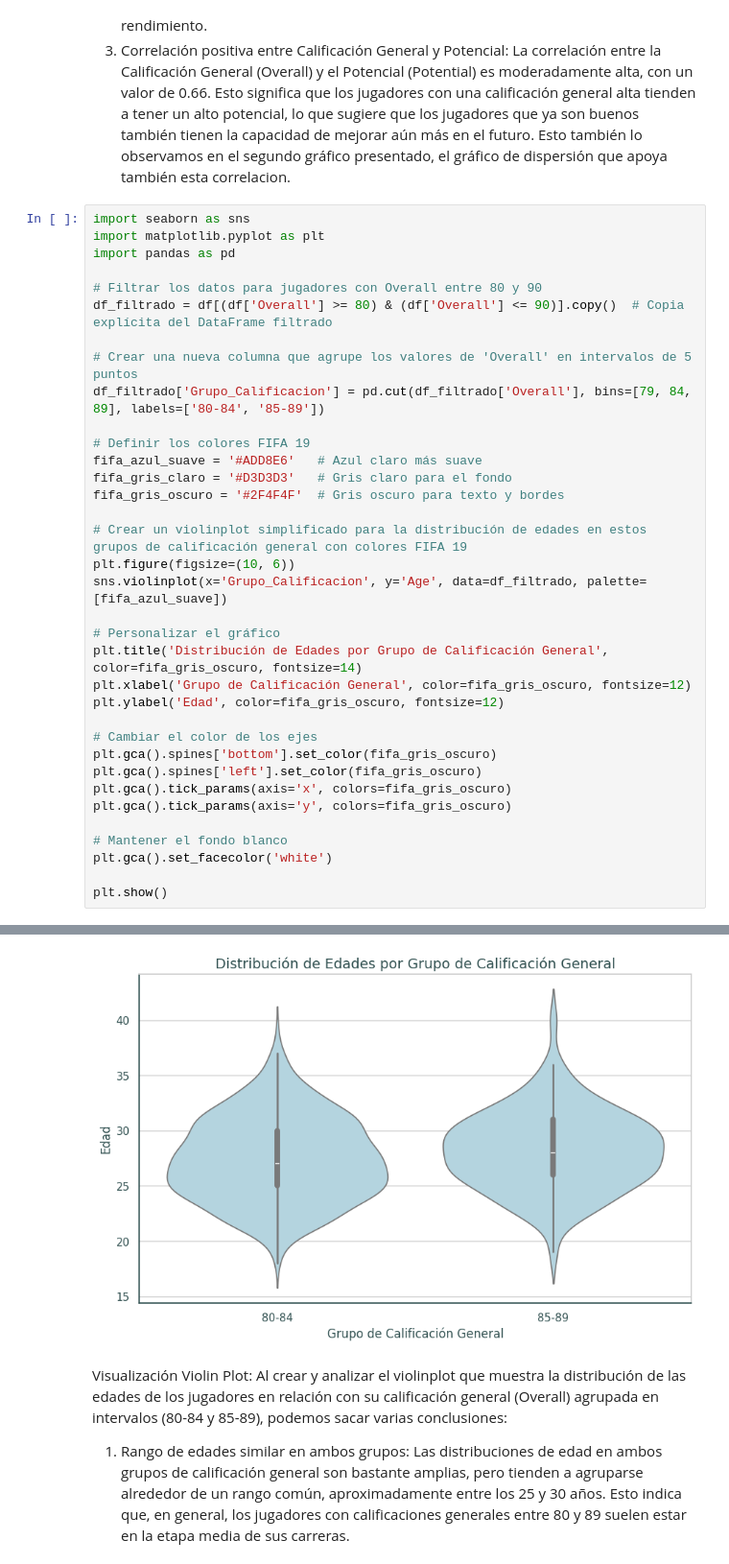
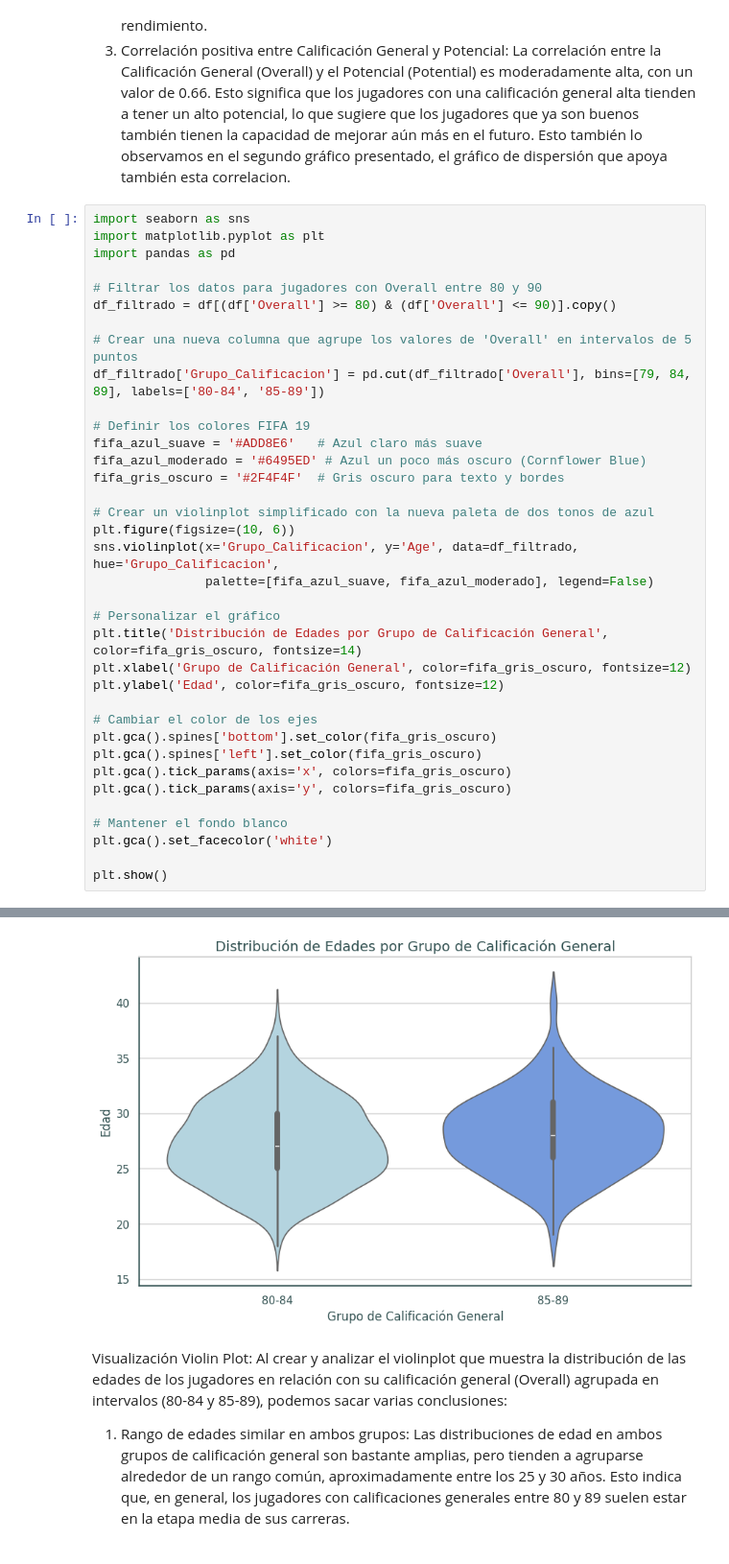
Before and after one commit to merniesgugh/CoderHouse-DS, a Jupyter notebook: Visualización_Mernies.ipynb, the cells around one changed output, grey strips where cells are left out. Shown at 96% size. Drawn from its saved outputs; the diff is of its cells as text.

```diff
--- a/Visualización_Mernies.ipynb
+++ b/Visualización_Mernies.ipynb
@@ -274,19 +274,20 @@ import matplotlib.pyplot as plt
 import pandas as pd
 
 # Filtrar los datos para jugadores con Overall entre 80 y 90
-df_filtrado = df[(df['Overall'] >= 80) & (df['Overall'] <= 90)].copy()  # Copia explícita del DataFrame filtrado
+df_filtrado = df[(df['Overall'] >= 80) & (df['Overall'] <= 90)].copy()
 
 # Crear una nueva columna que agrupe los valores de 'Overall' en intervalos de 5 puntos
 df_filtrado['Grupo_Calificacion'] = pd.cut(df_filtrado['Overall'], bins=[79, 84, 89], labels=['80-84', '85-89'])
 
 # Definir los colores FIFA 19
 fifa_azul_suave = '#ADD8E6'   # Azul claro más suave
-fifa_gris_claro = '#D3D3D3'   # Gris claro para el fondo
+fifa_azul_moderado = '#6495ED' # Azul un poco más oscuro (Cornflower Blue)
 fifa_gris_oscuro = '#2F4F4F'  # Gris oscuro para texto y bordes
 
-# Crear un violinplot simplificado para la distribución de edades en estos grupos de calificación general con colores FIFA 19
+# Crear un violinplot simplificado con la nueva paleta de dos tonos de azul
 plt.figure(figsize=(10, 6))
-sns.violinplot(x='Grupo_Calificacion', y='Age', data=df_filtrado, palette=[fifa_azul_suave])
+sns.violinplot(x='Grupo_Calificacion', y='Age', data=df_filtrado, hue='Grupo_Calificacion',
+               palette=[fifa_azul_suave, fifa_azul_moderado], legend=False)
 
 # Personalizar el gráfico
 plt.title('Distribución de Edades por Grupo de Calificación General', color=fifa_gris_oscuro, fontsize=14)
@@ -312,4 +308,4 @@ The palette list has fewer values (1) than needed (2) and will cycle, which may
-[figure, old version]
+[figure, new version]
 # %% [markdown]
 Visualización Violin Plot:
 Al crear y analizar el violinplot que muestra la distribución de las edades de los jugadores en relación con su calificación general (Overall) agrupada en intervalos (80-84 y 85-89), podemos sacar varias conclusiones:
```
Also changed, not shown: parts of 1 cell of this notebook.
